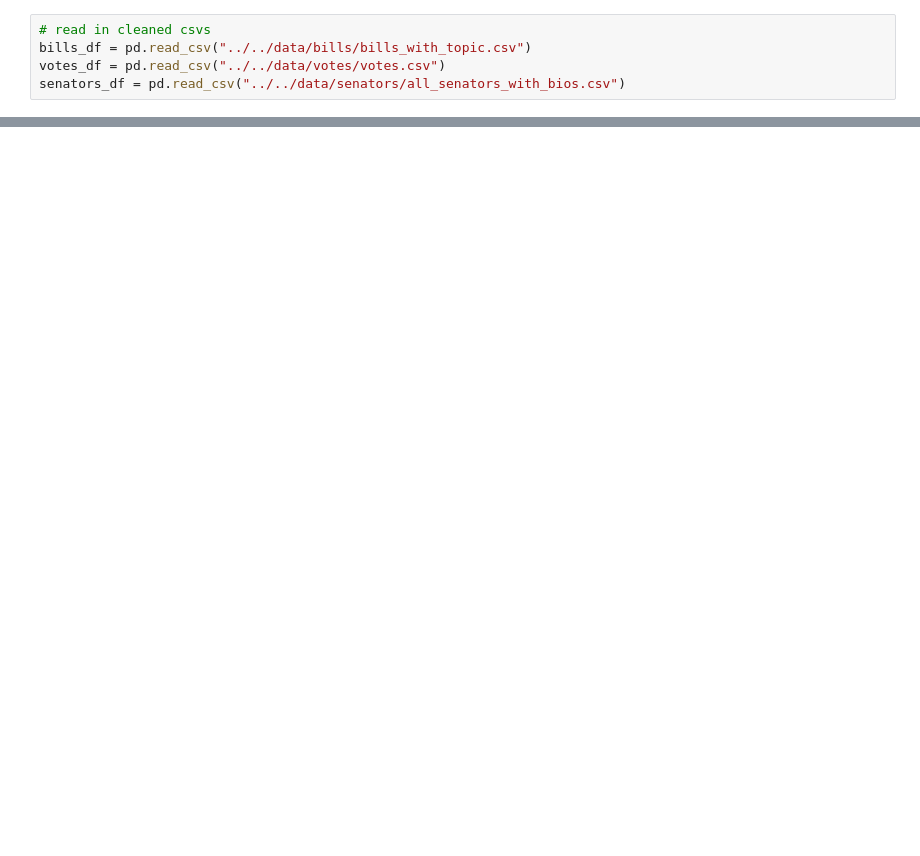
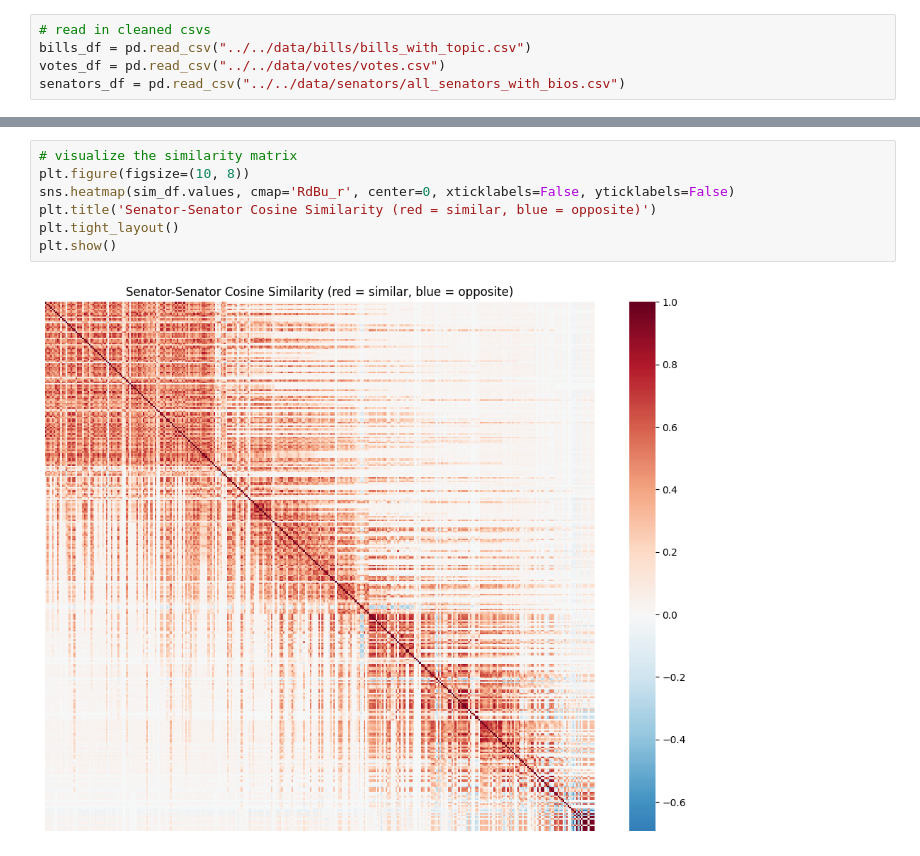
Before and after one commit to maddyjin/ds4420project, a Jupyter notebook: eda/models_eda/collab_filtering_eda.ipynb, the cells around one changed output, grey strips where cells are left out. Drawn from its saved outputs; the diff is of its cells as text; blank space fills up the shorter version.

```diff
--- a/eda/models_eda/collab_filtering_eda.ipynb
+++ b/eda/models_eda/collab_filtering_eda.ipynb
@@ -413,0 +79,9 @@ For a true holdout evaluation, mask votes before fitting and predict on held-out
+# %%
+# visualize the similarity matrix
+plt.figure(figsize=(10, 8))
+sns.heatmap(sim_df.values, cmap='RdBu_r', center=0, xticklabels=False, yticklabels=False)
+plt.title('Senator-Senator Cosine Similarity (red = similar, blue = opposite)')
+plt.tight_layout()
+plt.show()
+# %% [output]
+[figure, added]
```
Also changed, not shown: parts of 57 cells of this notebook.
